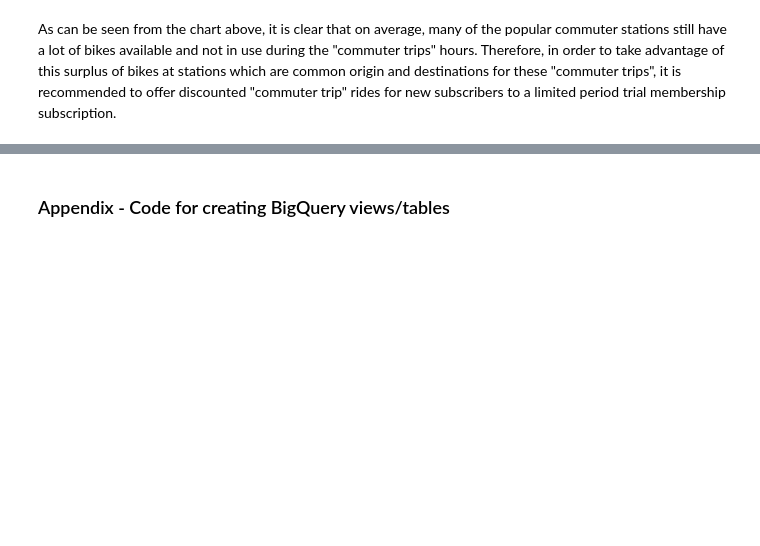
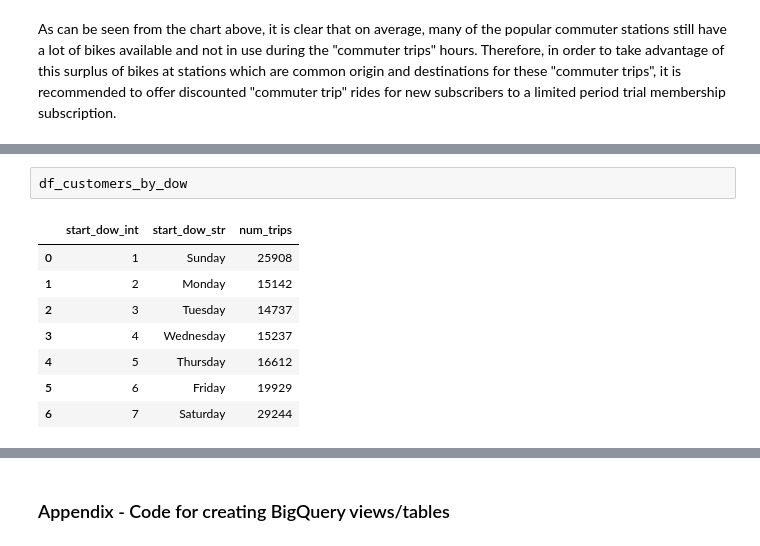
Before and after one commit to stemlock/Lyft_Bay_Wheels_Ridership_BigQuery_Analysis, a Jupyter notebook: Project_1.ipynb, the cells around one changed output, grey strips where cells are left out. Drawn from its saved outputs; the diff is of its cells as text; blank space fills up the shorter version.

```diff
--- a/Project_1.ipynb
+++ b/Project_1.ipynb
@@ -184,0 +228,11 @@ As can be seen from the chart above, it is clear that on average, many of the po
+# %%
+df_customers_by_dow
+# %% [output]
+|  | start_dow_int | start_dow_str | num_trips |
+| 0 | 1 | Sunday | 25908 |
+| 1 | 2 | Monday | 15142 |
+| 2 | 3 | Tuesday | 14737 |
+| 3 | 4 | Wednesday | 15237 |
+| 4 | 5 | Thursday | 16612 |
+| 5 | 6 | Friday | 19929 |
+| 6 | 7 | Saturday | 29244 |
```
Also changed, not shown: parts of 23 cells of this notebook.
